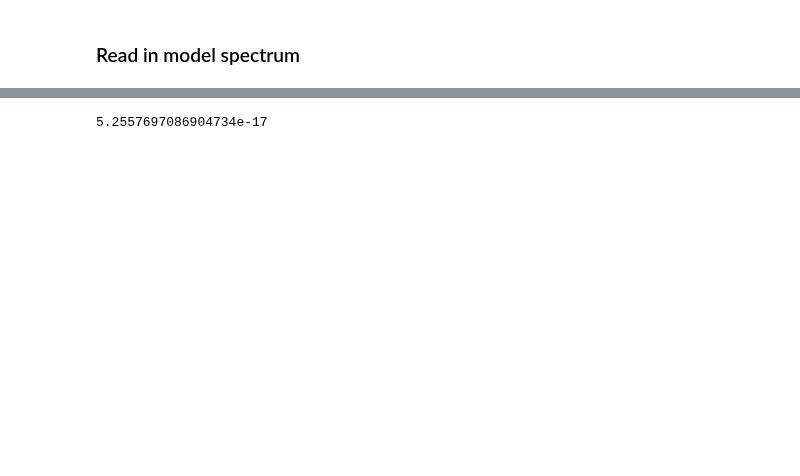
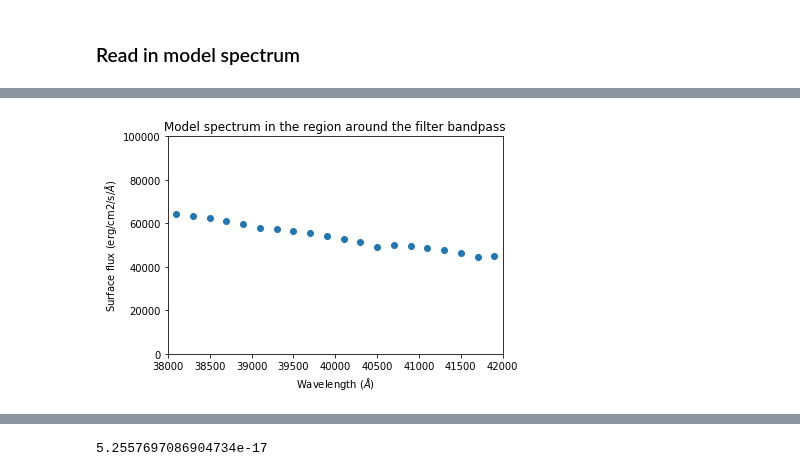
Before and after one commit to mwanakijiji/lbti_altair_fizeau, a Jupyter notebook: notebooks_for_development/determine_abs_mag_altair.ipynb, the cells around one changed output, grey strips where cells are left out. Drawn from its saved outputs; the diff is of its cells as text; code cells hidden in the pictures; blank space fills up the shorter version.

```diff
--- a/notebooks_for_development/determine_abs_mag_altair.ipynb
+++ b/notebooks_for_development/determine_abs_mag_altair.ipynb
@@ -76,0 +75,26 @@ pd.read_csv()
+# %%
+# Kurucz ODFNEW /NOVER models
+# teff = 7750 K (value for the effective temperature for the model. Temperatures are given in K)
+# logg = 4.00 log(cm/s2) (value for Log(G) for the model.)
+# meta = 0  (value for the Metallicity for the model.)
+# lh = 1.25  (l/Hp where l is the  mixing length of the convective element and Hp is the pressure scale height)
+# vtur = 2.0 km/s (Microturbulence velocity)
+#
+# column 1: WAVELENGTH (ANGSTROM), Wavelength in Angstrom
+# column 2: FLUX (ERG/CM2/S/A), Flux in erg/cm2/s/A
+
+model_spectrum = pd.read_csv("data/model_spec_teff_7750_logg_4_feh_0.txt",
+                             names=["wavel_angs", "flux"], skiprows=9, delim_whitespace=True)
+# %%
+# plot spectrum
+
+plt.clf()
+plt.scatter(model_spectrum["wavel_angs"],model_spectrum["flux"])
+plt.title("Model spectrum in the region around the filter bandpass")
+plt.xlabel("Wavelength ($\AA$)")
+plt.ylabel("Surface flux (erg/cm2/s/$\AA$)")
+plt.ylim([0,1e5])
+plt.xlim([38000,42000])
+plt.show()
+# %% [output]
+[figure, added]
```
Also changed, not shown: parts of 39 cells of this notebook, 2 other files.
